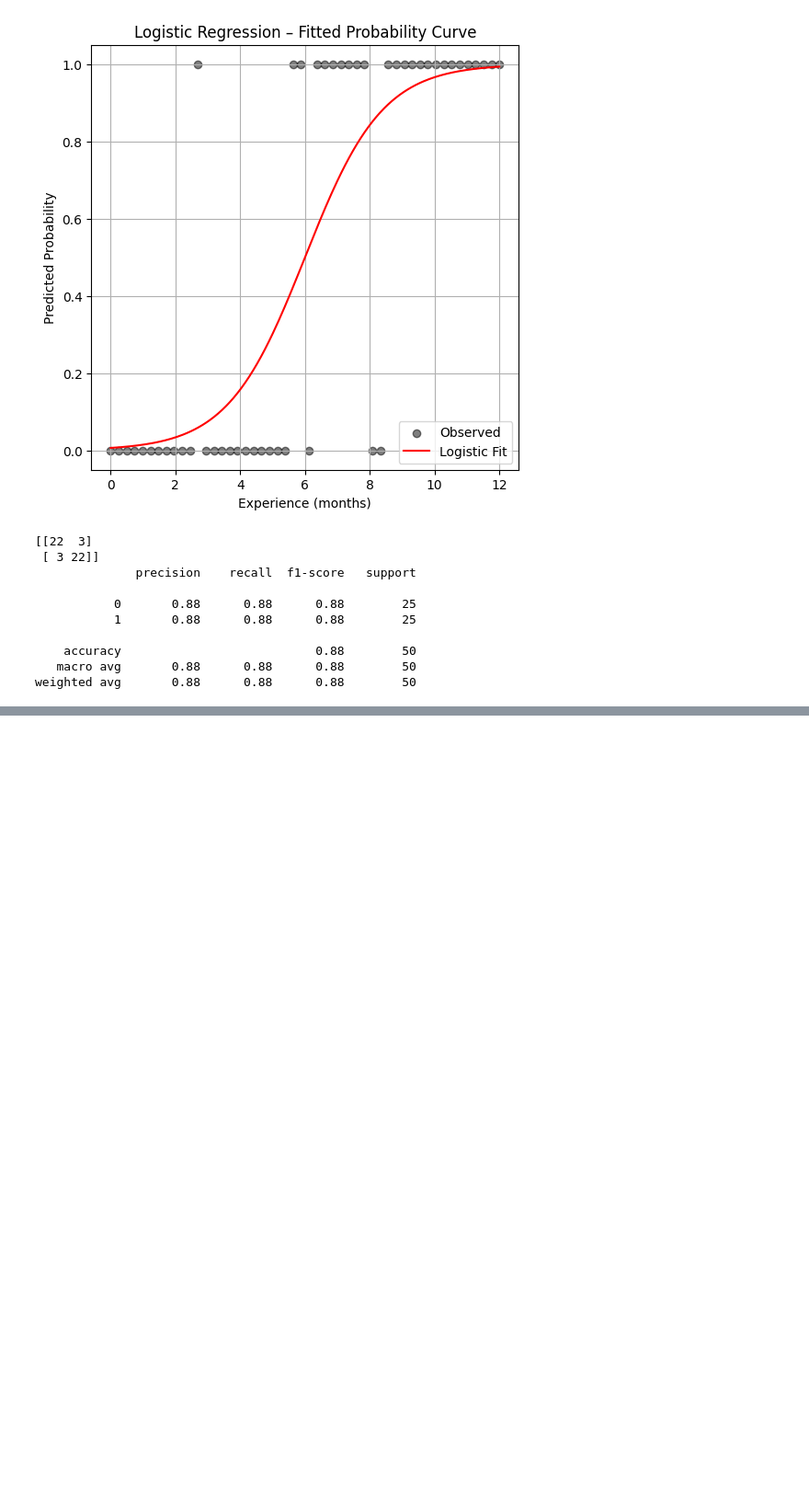
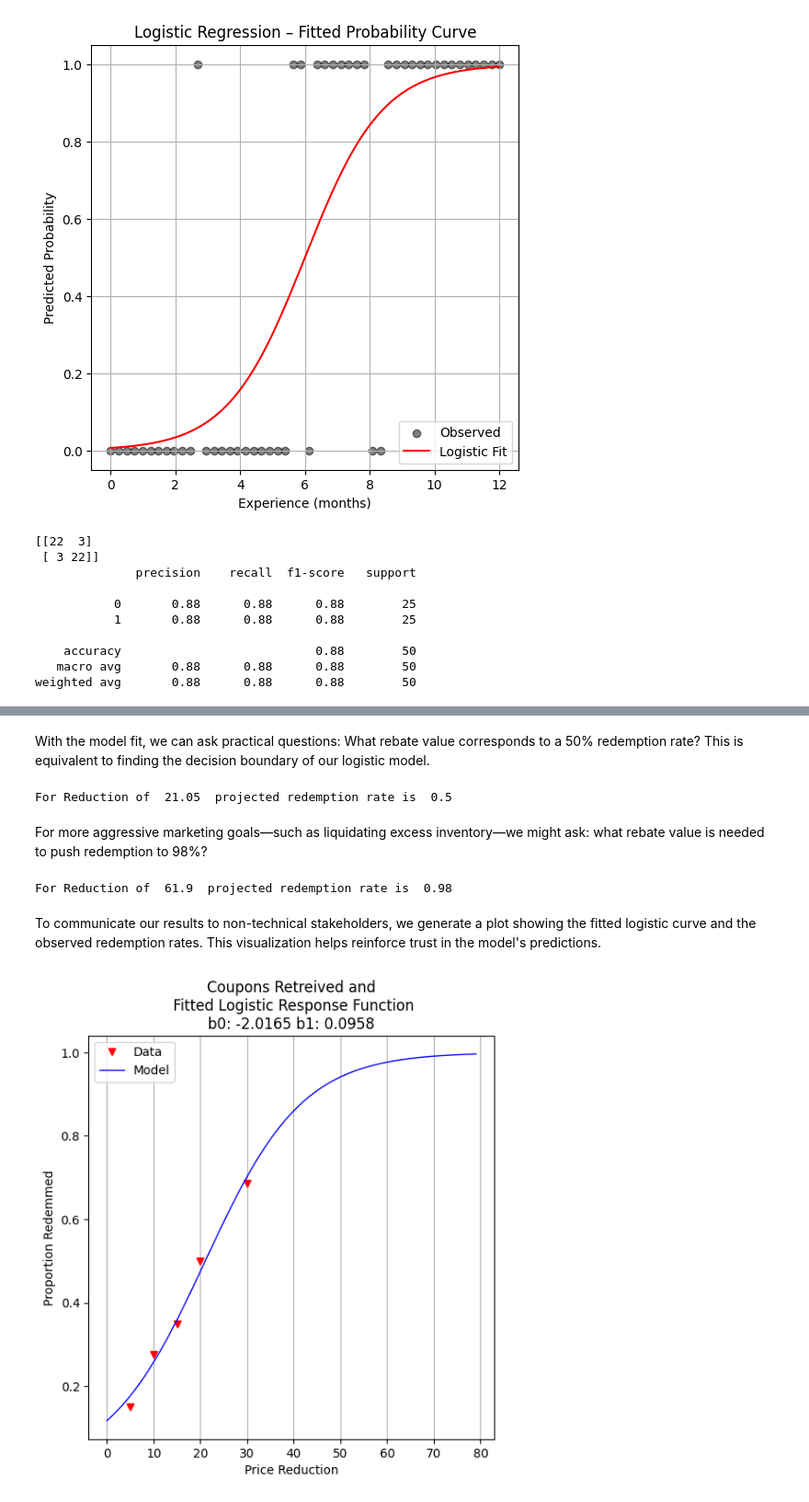
Before and after one commit to dustykat/ce-5319-webroot, a Jupyter notebook: MLBE4CE/_build/html/_sources/chapters/06-logisticregression/logisticregression.ipynb, the cells around one changed output, grey strips where cells are left out. Shown at 92% size. Saved outputs shown, nothing was run; the diff lists cells and outputs as text; code cells hidden in the pictures; blank space fills up the shorter version.

```diff
--- a/MLBE4CE/_build/html/_sources/chapters/06-logisticregression/logisticregression.ipynb
+++ b/MLBE4CE/_build/html/_sources/chapters/06-logisticregression/logisticregression.ipynb
@@ -545,0 +696,29 @@ weighted avg       0.88      0.88      0.88        50
+# %% [markdown]
+With the model fit, we can ask practical questions: What rebate value corresponds to a 50% redemption rate? This is equivalent to finding the decision boundary of our logistic model.
+# %%
+guess = 21.05
+fraction = pii(res.x[0],res.x[1],guess)
+print("For Reduction of ",guess," projected redemption rate is ",round(fraction,3))
+# %% [output]
+For Reduction of  21.05  projected redemption rate is  0.5
+# %% [markdown]
+For more aggressive marketing goals—such as liquidating excess inventory—we might ask: what rebate value is needed to push redemption to 98%?
+# %%
+guess = 61.90
+fraction = pii(res.x[0],res.x[1],guess)
+print("For Reduction of ",guess," projected redemption rate is ",round(fraction,3))
+# %% [output]
+For Reduction of  61.9  projected redemption rate is  0.98
+# %% [markdown]
+To communicate our results to non-technical stakeholders, we generate a plot showing the fitted logistic curve and the observed redemption rates. This visualization helps reinforce trust in the model's predictions.
+# %%
+fitted=[0 for i in range(80)]
+xaxis =[0 for i in range(80)]
+for i in range(80):
+    xaxis[i]=float(i)
+    fitted[i]=pii(res.x[0],res.x[1],float(i))
+
+plottitle = 'Coupons Retreived and\n Fitted Logistic Response Function\n'+'b0: '+ str(round(res.x[0],4))+ ' b1: ' +str(round(res.x[1],4))
+make2plot(reduction,proportion,xaxis,fitted,'Price Reduction','Proportion Redemmed',plottitle)
+# %% [output]
+[figure, added]
```
Also changed, not shown: parts of 105 cells of this notebook, 48 other files.
